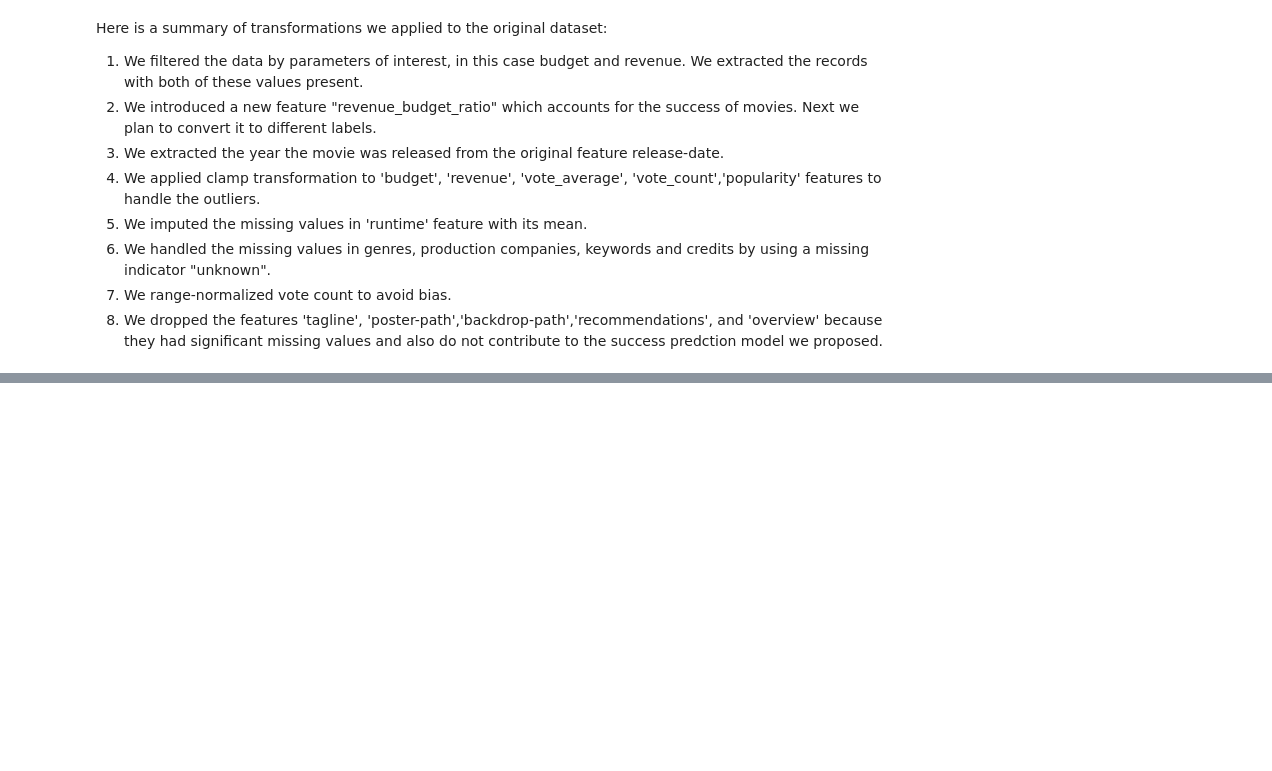
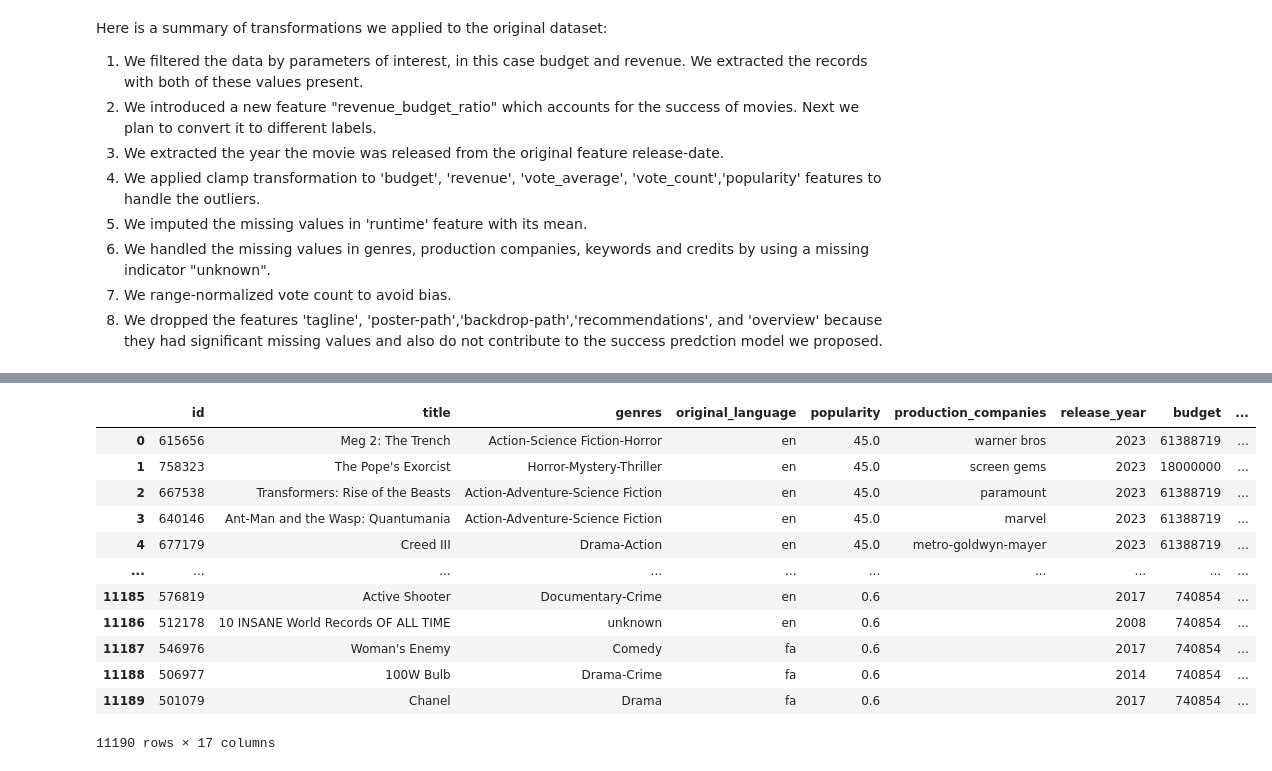
Before and after one commit to Samk104/Cinemalytics, a Jupyter notebook: Cinemalytics.ipynb, the cells around one changed output, grey strips where cells are left out. Cells and saved outputs as stored; diff of their text form; code cells hidden in the pictures; blank space fills up the shorter version.

```diff
--- a/Cinemalytics.ipynb
+++ b/Cinemalytics.ipynb
@@ -762,0 +788,3 @@ df.to_csv('movies_preprocessed.csv', index=False)
+# %%
+# Standardize the 'Production Companies' column in dfpc
+dfpc['Production Companies'] = dfpc['Production Companies'].apply(standardize_company_name)
@@ -762,0 +965,16 @@ df.to_csv('movies_preprocessed.csv', index=False)
+# %%
+df['production_companies'] = df['matched_production_companies']
+# %% [output]
+|  | id | title | genres | original_language | popularity | production_companies | release_year | budget | ... |
+| 0 | 615656 | Meg 2: The Trench | Action-Science Fiction-Horror | en | 45.0 | warner bros | 2023 | 61388719 | ... |
+| 1 | 758323 | The Pope's Exorcist | Horror-Mystery-Thriller | en | 45.0 | screen gems | 2023 | 18000000 | ... |
+| 2 | 667538 | Transformers: Rise of the Beasts | Action-Adventure-Science Fiction | en | 45.0 | paramount | 2023 | 61388719 | ... |
+| 3 | 640146 | Ant-Man and the Wasp: Quantumania | Action-Adventure-Science Fiction | en | 45.0 | marvel | 2023 | 61388719 | ... |
+| 4 | 677179 | Creed III | Drama-Action | en | 45.0 | metro-goldwyn-mayer | 2023 | 61388719 | ... |
+| ... | ... | ... | ... | ... | ... | ... | ... | ... | ... |
+| 11185 | 576819 | Active Shooter | Documentary-Crime | en | 0.6 |  | 2017 | 740854 | ... |
+| 11186 | 512178 | 10 INSANE World Records OF ALL TIME | unknown | en | 0.6 |  | 2008 | 740854 | ... |
+| 11187 | 546976 | Woman's Enemy | Comedy | fa | 0.6 |  | 2017 | 740854 | ... |
+| 11188 | 506977 | 100W Bulb | Drama-Crime | fa | 0.6 |  | 2014 | 740854 | ... |
+| 11189 | 501079 | Chanel | Drama | fa | 0.6 |  | 2017 | 740854 | ... |
+11190 rows × 17 columns
```
Also changed, not shown: parts of 18 cells of this notebook, 4 other files.
